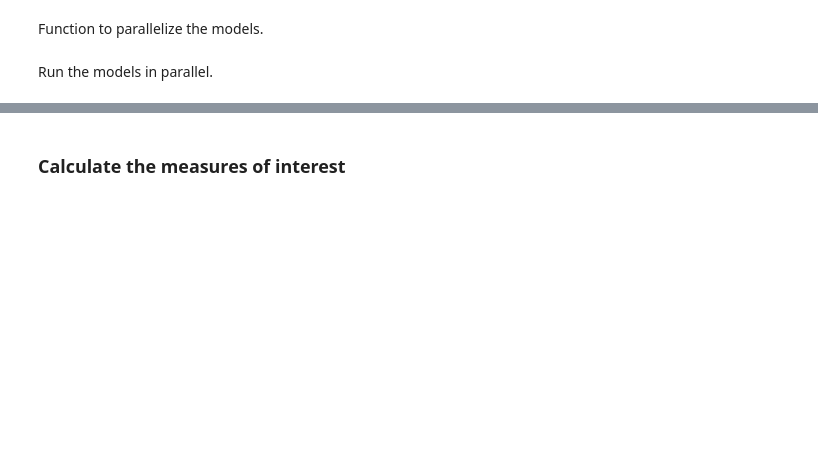
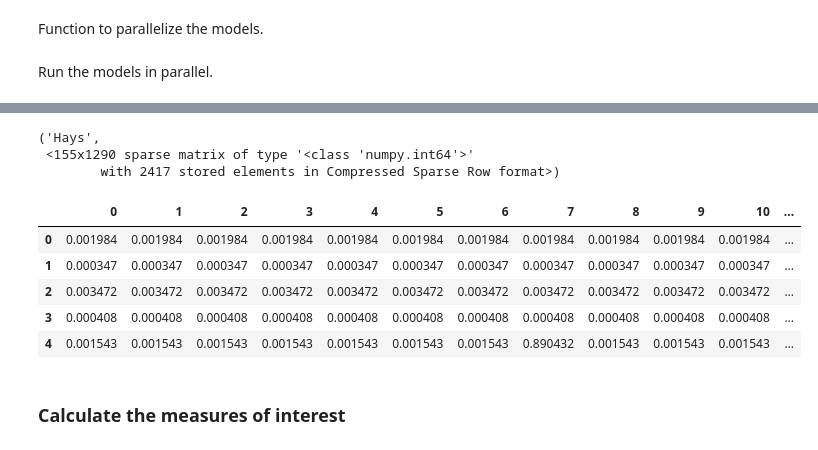
Before and after one commit to ramonprz01/koolture, a Jupyter notebook: testing/02_parallel.ipynb, the cells around one changed output, grey strips where cells are left out. Cells and saved outputs as stored; diff of their text form; code cells hidden in the pictures; blank space fills up the shorter version.

```diff
--- a/testing/02_parallel.ipynb
+++ b/testing/02_parallel.ipynb
@@ -210,0 +324,8 @@ best_model = out_df.loc[out_df['topics'] == optimal_topics, 'models'].iloc[0]
+# %%
+best_topics_model = defaultdict(tuple)
+for company in unique_ids:
+    cond = output_dfs['company'] == company
+    filtered_data = output_dfs[cond]
+    the_topic = int(filtered_data.loc[filtered_data['coherence'].idxmax(), 'topics'])
+    the_model = filtered_data.loc[filtered_data['coherence'].idxmax(), 'models']
+    best_topics_model[company] = (the_topic, the_model)
@@ -211,5 +352,23 @@ best_model = out_df.loc[out_df['topics'] == optimal_topics, 'models'].iloc[0]
+# %%
+vectorizers_list[0]
+# %% [output]
+('Hays',
+ <155x1290 sparse matrix of type '<class 'numpy.int64'>'
+        with 2417 stored elements in Compressed Sparse Row format>)
 # %%
 #generate matrix summarizing distribution of docs (reviews) over topics
-docs_topics_df = pd.DataFrame(best_model.transform(tf))
+docs_of_probas = defaultdict(pd.DataFrame)
+
+for tup in vectorizers_list:
+    docs_of_probas[tup[0]] = pd.DataFrame(best_topics_model[tup[0]][1].transform(tup[1]))
+# %%
+docs_of_probas['Hays'].head()
+# %% [output]
+|  | 0 | 1 | 2 | 3 | 4 | 5 | 6 | 7 | 8 | 9 | 10 | ... |
+| 0 | 0.001984 | 0.001984 | 0.001984 | 0.001984 | 0.001984 | 0.001984 | 0.001984 | 0.001984 | 0.001984 | 0.001984 | 0.001984 | ... |
+| 1 | 0.000347 | 0.000347 | 0.000347 | 0.000347 | 0.000347 | 0.000347 | 0.000347 | 0.000347 | 0.000347 | 0.000347 | 0.000347 | ... |
+| 2 | 0.003472 | 0.003472 | 0.003472 | 0.003472 | 0.003472 | 0.003472 | 0.003472 | 0.003472 | 0.003472 | 0.003472 | 0.003472 | ... |
+| 3 | 0.000408 | 0.000408 | 0.000408 | 0.000408 | 0.000408 | 0.000408 | 0.000408 | 0.000408 | 0.000408 | 0.000408 | 0.000408 | ... |
+| 4 | 0.001543 | 0.001543 | 0.001543 | 0.001543 | 0.001543 | 0.001543 | 0.001543 | 0.890432 | 0.001543 | 0.001543 | 0.001543 | ... |
 # %% [markdown]
 ### Calculate the measures of interest
```
Also changed, not shown: parts of 41 cells of this notebook.
